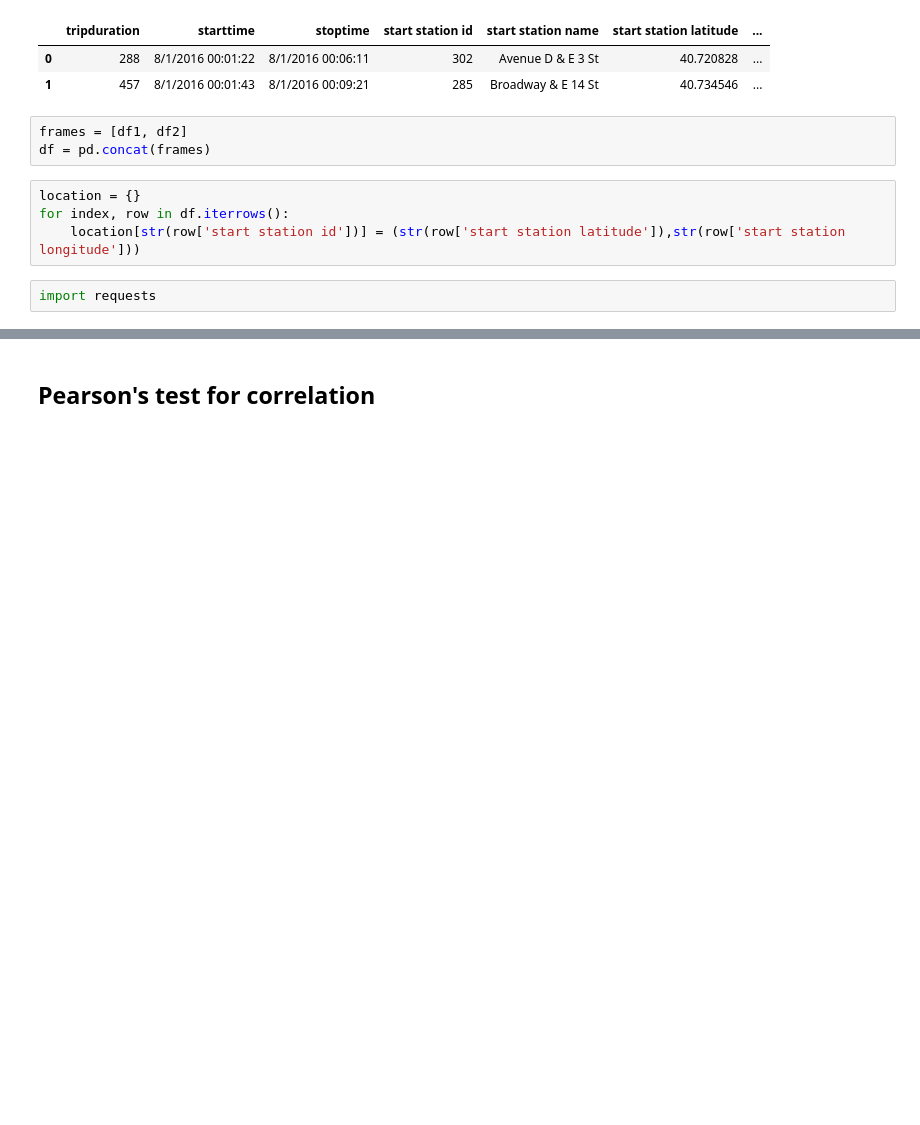
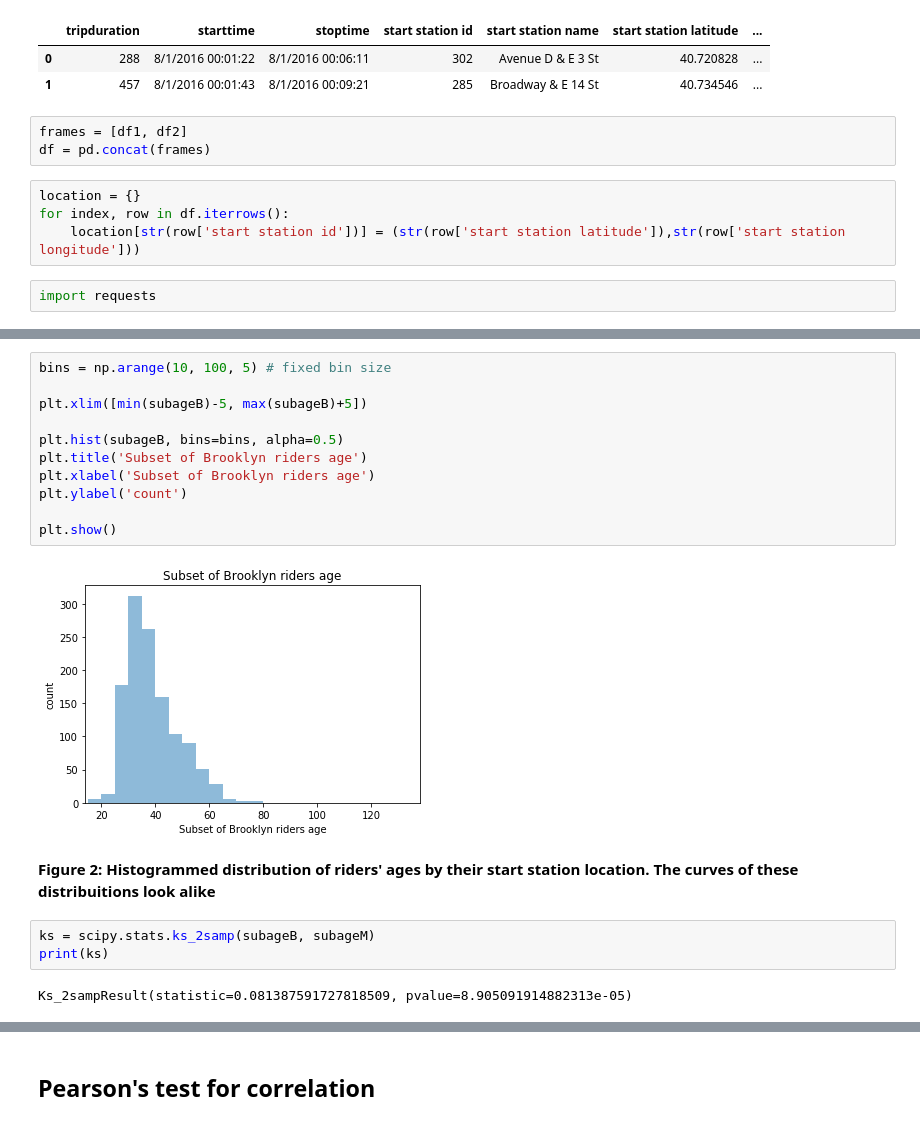
Before and after one commit to LindaLv11/PUI2018_bl2621, a Jupyter notebook: HW5_bl2621/Assignment_4.ipynb, the cells around one changed output, grey strips where cells are left out. Drawn from its saved outputs; the diff is of its cells as text; blank space fills up the shorter version.

```diff
--- a/HW5_bl2621/Assignment_4.ipynb
+++ b/HW5_bl2621/Assignment_4.ipynb
@@ -705,0 +796,20 @@ Brookrider_age
+# %%
+bins = np.arange(10, 100, 5) # fixed bin size
+
+plt.xlim([min(subageB)-5, max(subageB)+5])
+
+plt.hist(subageB, bins=bins, alpha=0.5)
+plt.title('Subset of Brooklyn riders age')
+plt.xlabel('Subset of Brooklyn riders age')
+plt.ylabel('count')
+
+plt.show()
+# %% [output]
+[figure, added]
+# %% [markdown]
+**Figure 2: Histogrammed distribution of riders' ages by their start station location. The curves of these distribuitions look alike**
+# %%
+ks = scipy.stats.ks_2samp(subageB, subageM)
+print(ks)
+# %% [output]
+Ks_2sampResult(statistic=0.081387591727818509, pvalue=8.905091914882313e-05)
```
Also changed, not shown: parts of 37 cells of this notebook, 2 other files.
